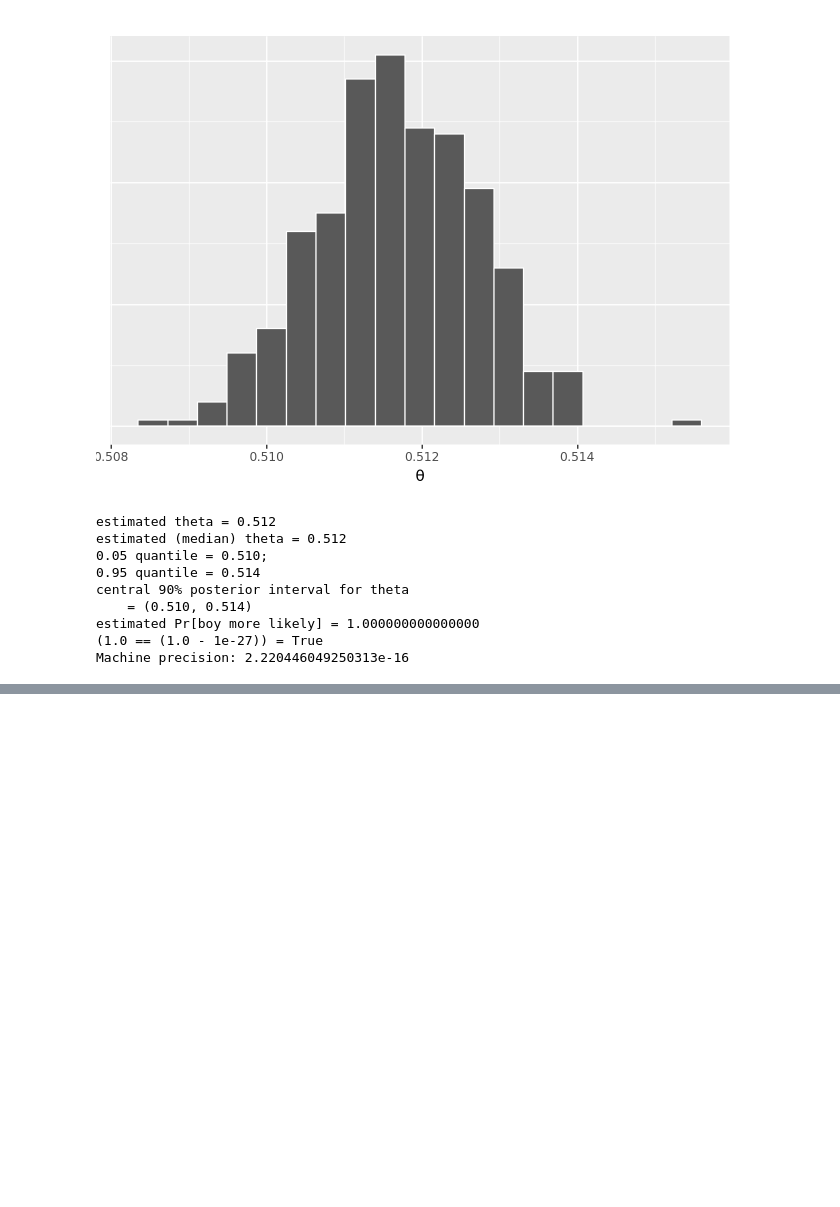
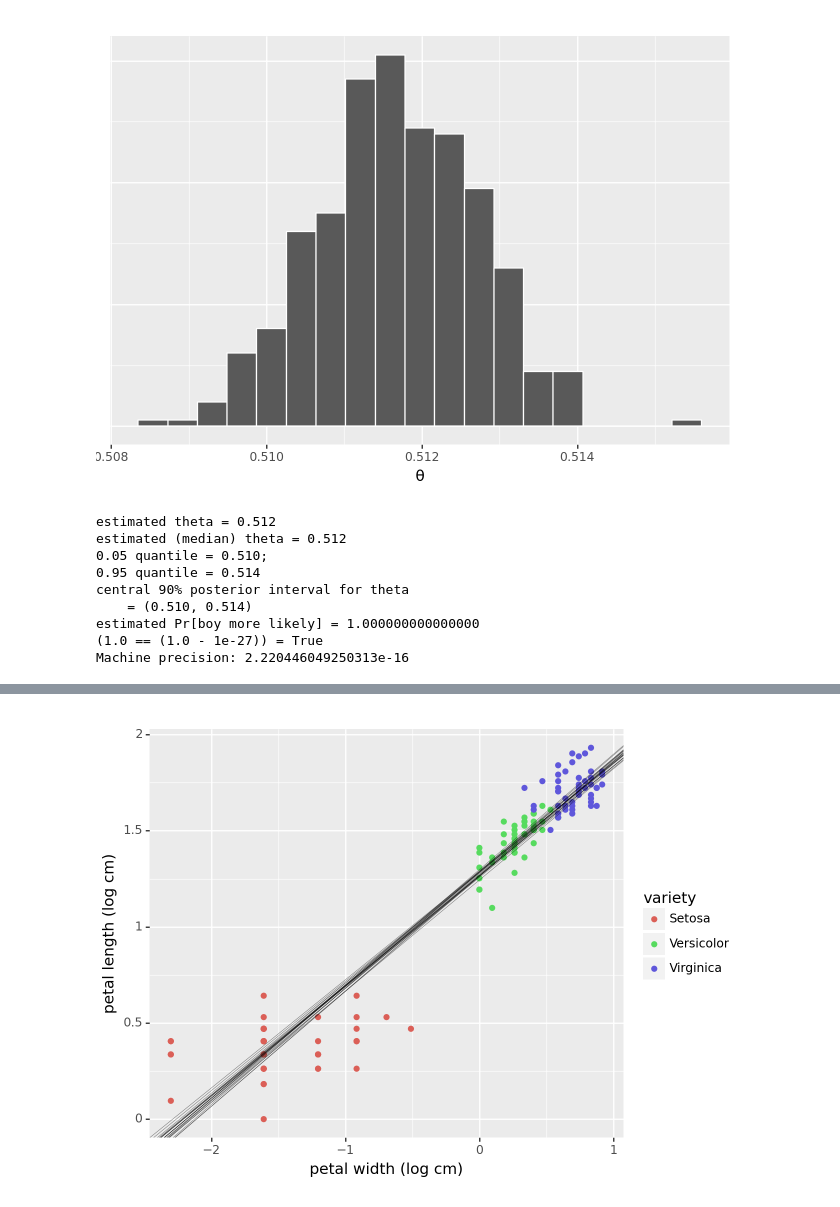
Before and after one commit to emmanuelmokel/PPL-practice, a Jupyter notebook: Stan/pystan_intro.ipynb, the cells around one changed output, grey strips where cells are left out. Saved outputs shown, nothing was run; the diff lists cells and outputs as text; code cells hidden in the pictures; blank space fills up the shorter version.

```diff
--- a/Stan/pystan_intro.ipynb
+++ b/Stan/pystan_intro.ipynb
@@ -383,0 +613,9 @@ sample.summary(sig_figs = 3)
+# %%
+M = 100 if DRAFT else 1000
+log_model = csp.CmdStanModel(stan_file =
+                               'iris-petals-log.stan')
+log_sample = log_model.sample(data = iris_data(), seed = 123,
+                              iter_warmup = M, iter_sampling = M,
+                              show_progress = False,
+                  show_console = False)
+log_sample.summary(sig_figs = 2)
@@ -383,0 +628,18 @@ sample.summary(sig_figs = 3)
+# %%
+df = iris_data_frame()
+df['log_petal_length'] = np.log(df['petal.length'])
+df['log_petal_width'] = np.log(df['petal.width'])
+alpha_draws = log_sample.stan_variable('alpha')
+beta_draws = log_sample.stan_variable('beta')
+plot =  pn.ggplot(df, pn.aes(x='log_petal_width',
+                             y='log_petal_length',
+                 color='variety'))
+plot = plot +  pn.geom_point()
+plot = plot +  pn.labs(x = "petal width (log cm)",
+                       y = "petal length (log cm)")
+for a, b in zip(alpha_draws[0:20], beta_draws[0:20]):
+    plot = plot + pn.geom_abline(intercept = a, slope = b,
+                                 alpha = 0.5, size = 0.2)
+mydraw(plot)
+# %% [output]
+[figure, added]
```
Also changed, not shown: parts of 16 cells of this notebook, 7 other files.
